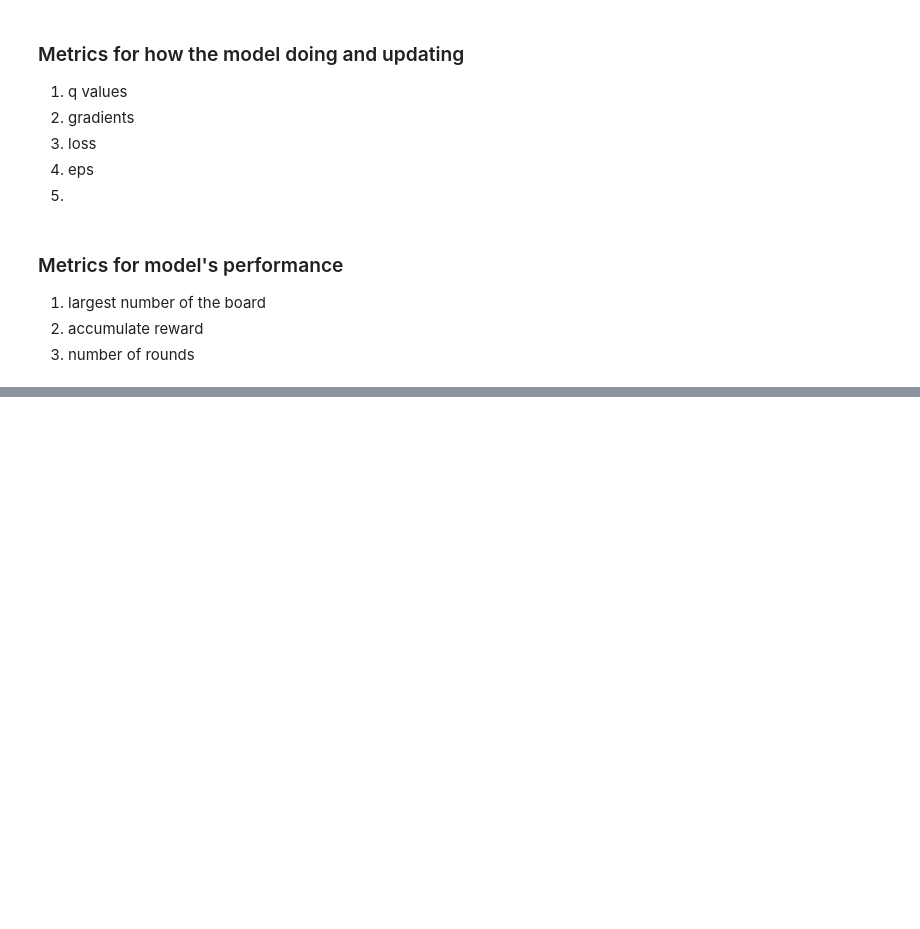
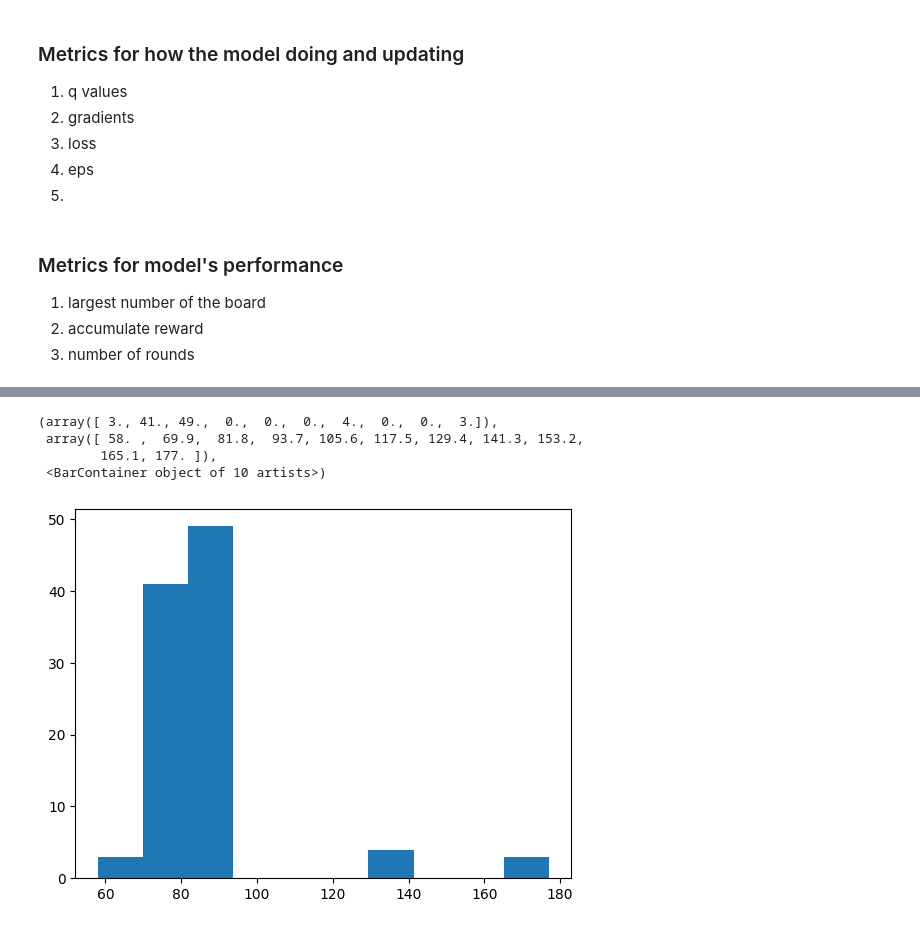
Before and after one commit to felissi/codebase---machine-learning, a Jupyter notebook: 1024/wandb_log.ipynb, the cells around one changed output, grey strips where cells are left out. Cells and saved outputs as stored; diff of their text form; code cells hidden in the pictures; blank space fills up the shorter version.

```diff
--- a/1024/wandb_log.ipynb
+++ b/1024/wandb_log.ipynb
@@ -167,0 +141,35 @@ agent.act(np.array([[0,0,2,0],[0,0,2,0],[0,0,2,0],[0,0,2,0]]), eps=0)
+# %%
+def sample(n:int=1000, valid=True):
+    round_counts:list[int] = []
+    rewards: list[int] = []
+    max_num: list[int] = []
+    env = Board()
+    for epoch in range(n):
+        env.reset()
+        state = env.board
+        done = False
+        count = 0
+        while not done:
+            action = agent.act(state)
+            # if valid:
+            #     while not b.squeezable(b.choice_to_direction(action)):
+            #         action = random.choice([0,1,2,3])
+
+            board, reward, done = env.step(action)
+            rewards.append(reward)
+            count += 1
+            if done:
+                max_num.append(np.max(board))
+        round_counts.append(count)
+    return round_counts, rewards, max_num
+# %%
+round_counts, rewards, max_num = sample(100)
+# %%
+import matplotlib.pyplot as plt
+plt.hist(round_counts)
+# %% [output]
+(array([ 3., 41., 49.,  0.,  0.,  0.,  4.,  0.,  0.,  3.]),
+ array([ 58. ,  69.9,  81.8,  93.7, 105.6, 117.5, 129.4, 141.3, 153.2,
+        165.1, 177. ]),
+ <BarContainer object of 10 artists>)
+[figure, added]
```
Also changed, not shown: parts of 6 cells of this notebook, 3 other files.
